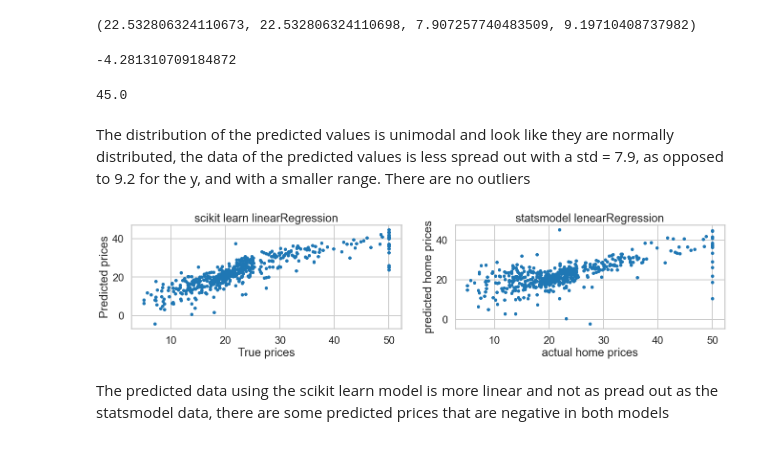
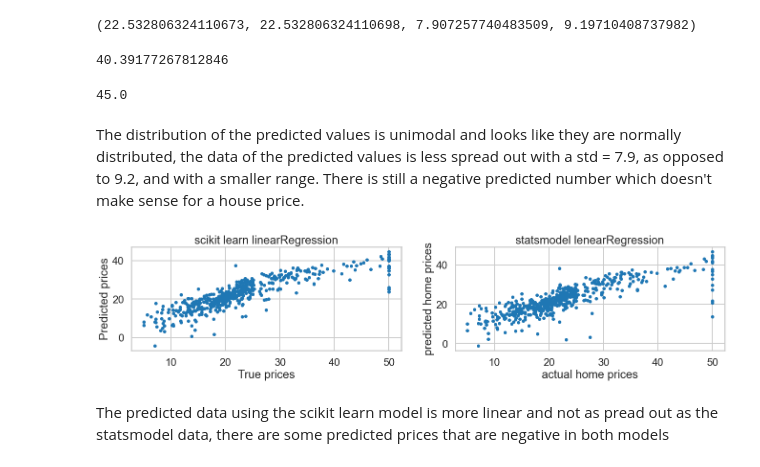
Before and after one commit to rime11/springboard, a Jupyter notebook: Boston_Housing_case_study/Mini_Project_Linear_Regression.ipynb, the cells around one changed output. Cells and saved outputs as stored; diff of their text form; code cells hidden in the pictures.

```diff
--- a/Boston_Housing_case_study/Mini_Project_Linear_Regression.ipynb
+++ b/Boston_Housing_case_study/Mini_Project_Linear_Regression.ipynb
@@ -537,0 +590,4 @@ plt.tight_layout()
+# %%
+#fit a linear regression model using statsmodel with all 13 features
+m2 = ols('PRICE ~ CRIM + ZN + INDUS + CHAS + NOX + RM + AGE + DIS + RAD + TAX + PTRATIO + B',bos).fit()
+m2.summary()
@@ -765,34 +879,33 @@ np.mean(lm.predict(X)), bos.PRICE.mean(),np.std(lm.predict(X)), bos.PRICE.std()
 # %%
 #range of predicted prices
 np.abs(np.max(lm.predict(X)))-np.abs(np.min(lm.predict(X)))
-np.min(lm.predict(X))
 # %% [output]
--4.281310709184872
+40.39177267812846
 # %%
 #range of actual prices
 np.abs(np.max(bos.PRICE))-np.abs(np.min(bos.PRICE))
 # %% [output]
 45.0
 # %% [markdown]
-The distribution of the predicted values is unimodal and look like they are normally distributed, the data of the predicted values is less spread out with a std = 7.9, as opposed to 9.2 for the y, and with a smaller range. There are no outliers
+The distribution of the predicted values is unimodal and looks like they are normally distributed, the data of the predicted values is less spread out with a std = 7.9, as opposed to 9.2, and with a smaller range. There is still a negative predicted number which doesn't make sense for a house price.
 # %%
 #scatter plot of actual against predicted
 plt.subplot(1,2,1)
 plt.plot(bos.PRICE,pred, linestyle='none',marker='.')
 #sns.regplot(x=bos.PRICE,y=pred)
 plt.xlabel('True prices')
 plt.ylabel('Predicted prices')
 plt.title('scikit learn linearRegression')
 
 plt.subplot(1,2,2)
-plt.plot(bos.PRICE,m.fittedvalues, linestyle='none',marker='.')
+plt.plot(bos.PRICE,m2.fittedvalues, linestyle='none',marker='.')
 #sns.regplot(x=m.fittedvalues,y=pred)
 plt.xlabel('actual home prices')
 plt.ylabel('predicted home prices')
 plt.title('statsmodel lenearRegression')
 plt.subplots_adjust(right=3)
 # %% [output]
-[figure, old version]
+[figure, new version]
 # %% [markdown]
 The predicted data using the scikit learn model is more linear and not as pread out as the statsmodel data, there are some predicted prices that are negative in both models
 # %% [markdown]
```
Also changed, not shown: parts of 46 cells of this notebook.
